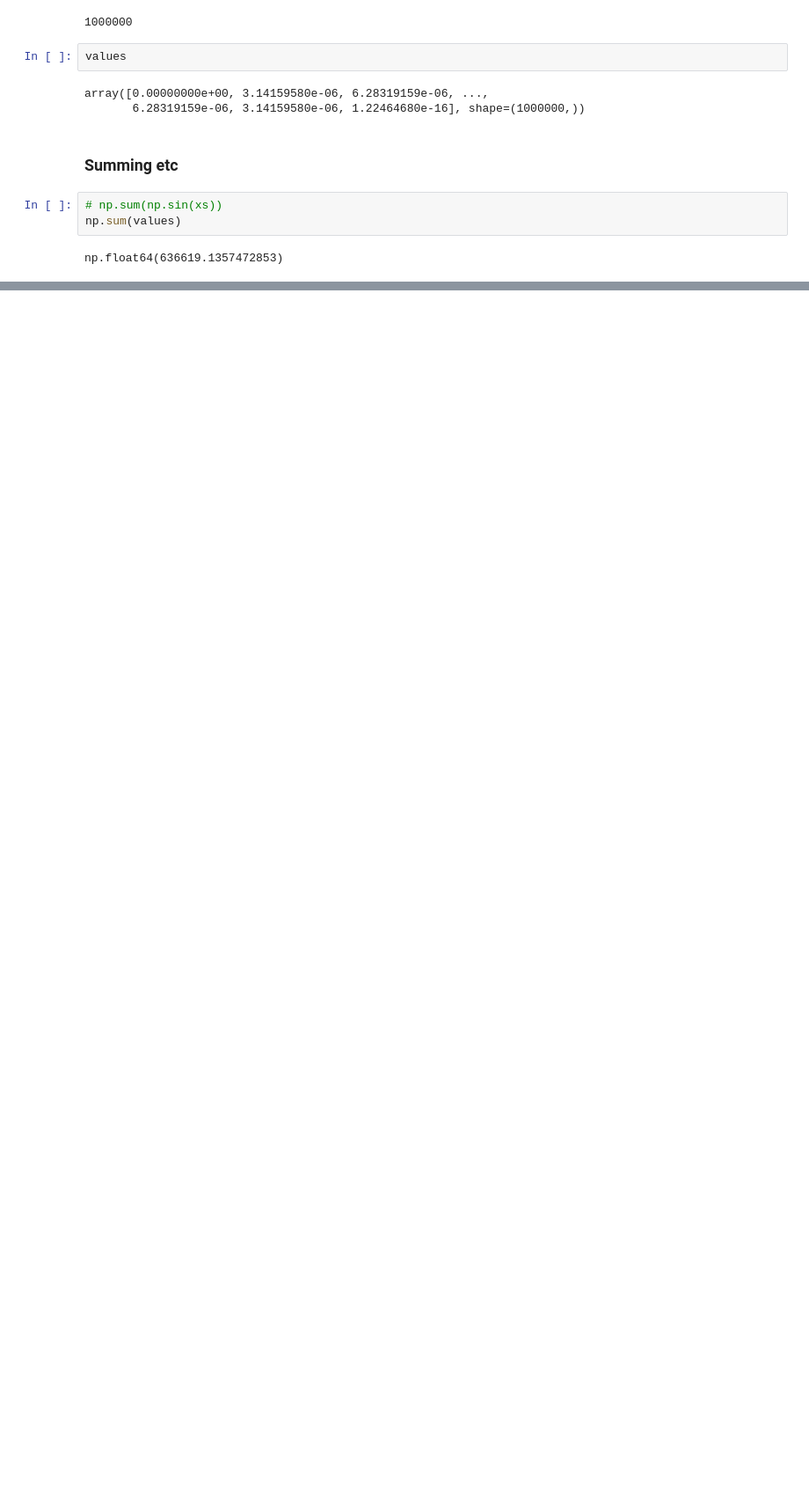
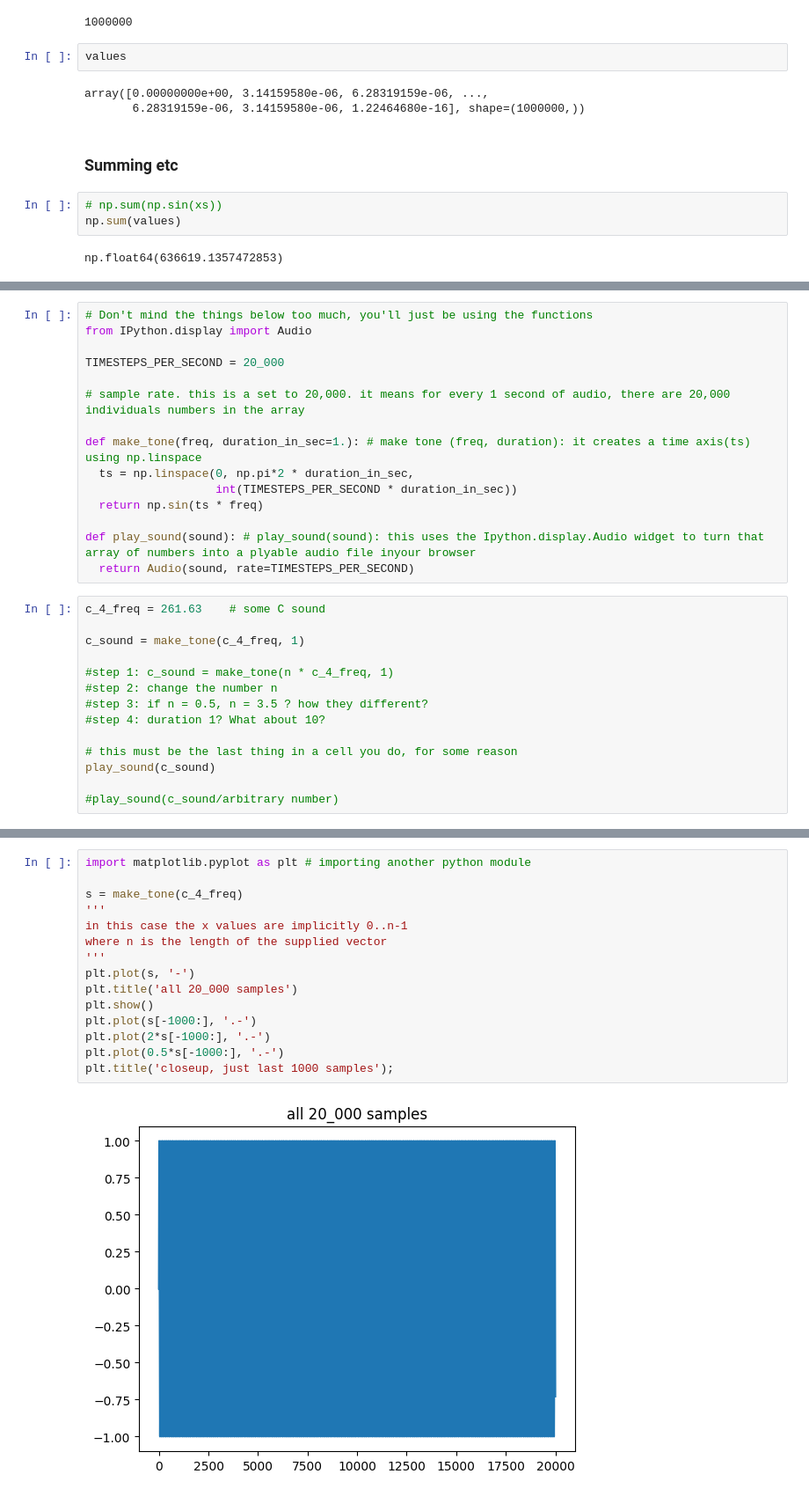
Before and after one commit to integralong/MAS4115, a Jupyter notebook: 8_audio_with_numpy_unsolved.ipynb, the cells around one changed output, grey strips where cells are left out. Shown at 88% size. Cells and saved outputs as stored; diff of their text form; blank space fills up the shorter version.

```diff
--- a/8_audio_with_numpy_unsolved.ipynb
+++ b/8_audio_with_numpy_unsolved.ipynb
@@ -138,0 +198,29 @@ np.float64(636619.1357472853)
+# %%
+# Don't mind the things below too much, you'll just be using the functions
+from IPython.display import Audio
+
+TIMESTEPS_PER_SECOND = 20_000
+
+# sample rate. this is a set to 20,000. it means for every 1 second of audio, there are 20,000 individuals numbers in the array
+
+def make_tone(freq, duration_in_sec=1.): # make tone (freq, duration): it creates a time axis(ts) using np.linspace
+  ts = np.linspace(0, np.pi*2 * duration_in_sec,
+                   int(TIMESTEPS_PER_SECOND * duration_in_sec))
+  return np.sin(ts * freq)
+
+def play_sound(sound): # play_sound(sound): this uses the Ipython.display.Audio widget to turn that array of numbers into a plyable audio file inyour browser
+  return Audio(sound, rate=TIMESTEPS_PER_SECOND)
+# %%
+c_4_freq = 261.63	 # some C sound
+
+c_sound = make_tone(c_4_freq, 1)
+
+#step 1: c_sound = make_tone(n * c_4_freq, 1)
+#step 2: change the number n
+#step 3: if n = 0.5, n = 3.5 ? how they different?
+#step 4: duration 1? What about 10?
+
+# this must be the last thing in a cell you do, for some reason
+play_sound(c_sound)
+
+#play_sound(c_sound/arbitrary number)
@@ -138,0 +280,17 @@ np.float64(636619.1357472853)
+# %%
+import matplotlib.pyplot as plt # importing another python module
+
+s = make_tone(c_4_freq)
+'''
+in this case the x values are implicitly 0..n-1
+where n is the length of the supplied vector
+'''
+plt.plot(s, '-')
+plt.title('all 20_000 samples')
+plt.show()
+plt.plot(s[-1000:], '.-')
+plt.plot(2*s[-1000:], '.-')
+plt.plot(0.5*s[-1000:], '.-')
+plt.title('closeup, just last 1000 samples');
+# %% [output]
+[figure, added]
```
Also changed, not shown: parts of 32 cells of this notebook.
